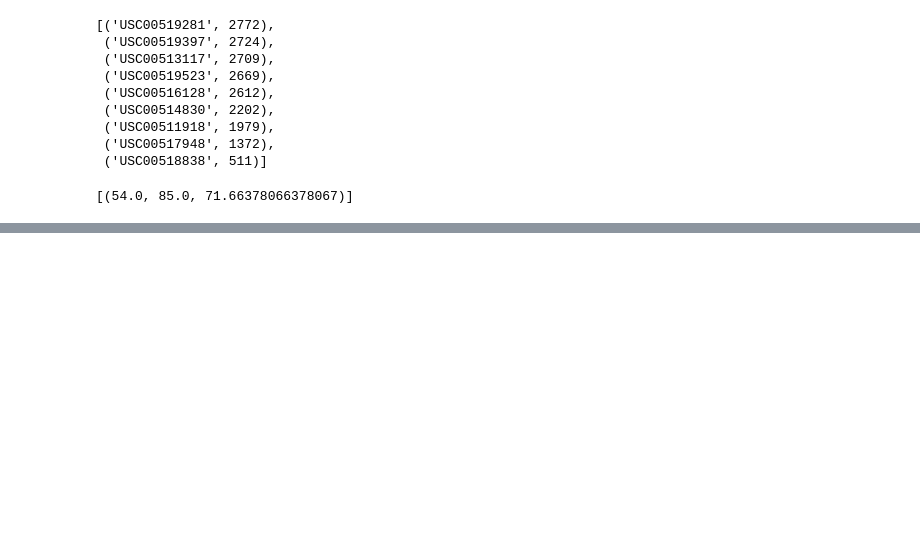
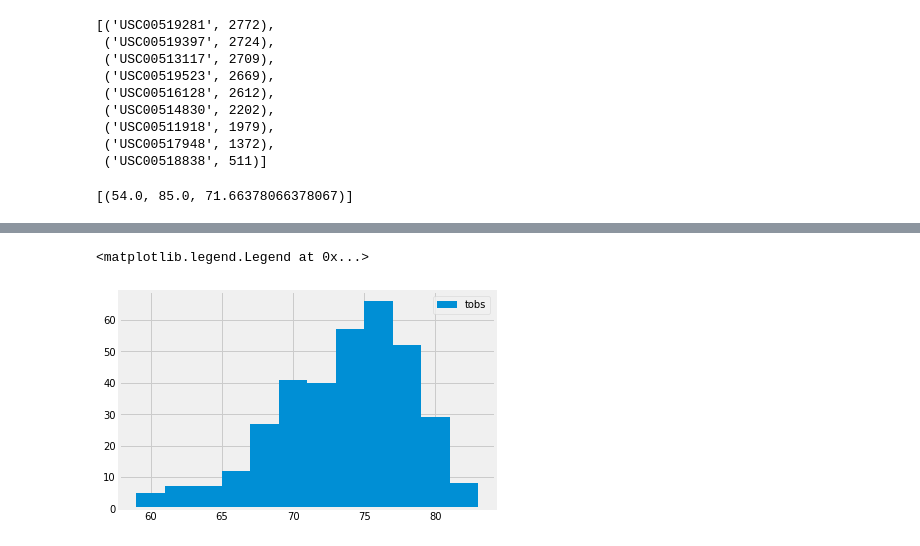
Before and after one commit to maz-king/bootcamp-hw, a Jupyter notebook: SQLAlchemyHW/climate_starter.ipynb, the cells around one changed output, grey strips where cells are left out. Cells and saved outputs as stored; diff of their text form; code cells hidden in the pictures; blank space fills up the shorter version.

```diff
--- a/SQLAlchemyHW/climate_starter.ipynb
+++ b/SQLAlchemyHW/climate_starter.ipynb
@@ -125,3 +148,10 @@ prcpdf.describe()
 # %%
 # Choose the station with the highest number of temperature observations.
 # Query the last 12 months of temperature observation data for this station and plot the results as a histogram
+
+highstation = session.query(measurements.tobs).\
+        filter(measurements.station == "USC00519281", \
+        func.strftime('%Y-%m-%d', measurements.date) > '2016-08-23').all()
+
+tobsdf = pd.DataFrame(highstation, columns=['tobs'])
+tobsdf.head()
@@ -225,0 +165,6 @@ daily_normals("01-01")
+# %%
+plt.hist(tobsdf['tobs'], bins=12)
+plt.legend(['tobs'])
+# %% [output]
+<matplotlib.legend.Legend at 0x...>
+[figure, added]
```
Also changed, not shown: parts of 17 cells of this notebook, 1 other file.
